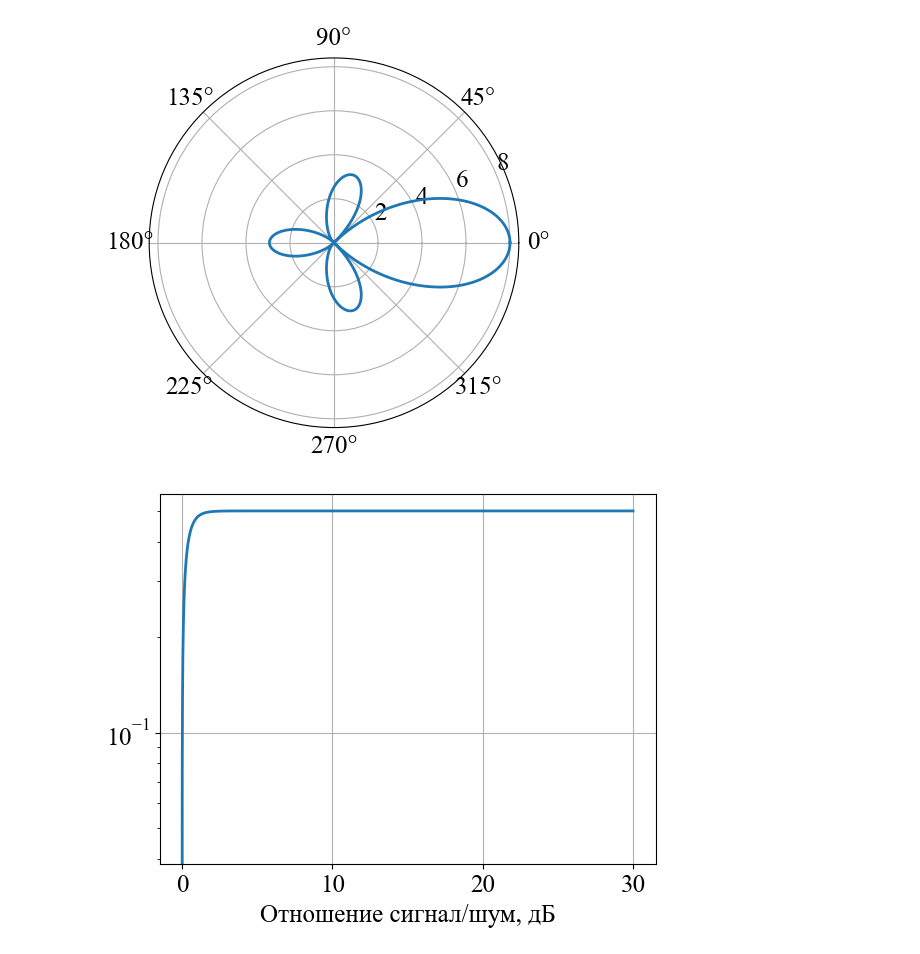
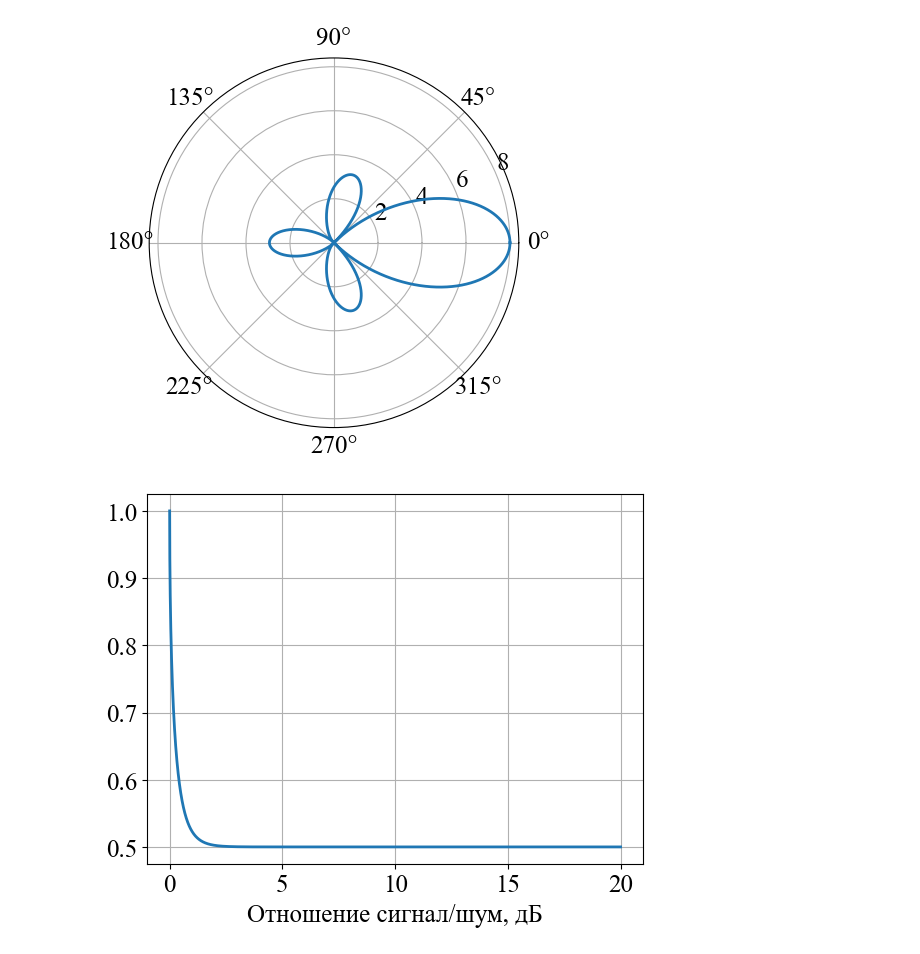
Before and after one commit to liveinscarlet/Study, a Jupyter notebook: Шапошникова/Propogation_losses/Propogation losses.ipynb, the cells around one changed output. Cells and saved outputs as stored; diff of their text form; code cells hidden in the pictures.

```diff
--- a/Шапошникова/Propogation_losses/Propogation losses.ipynb
+++ b/Шапошникова/Propogation_losses/Propogation losses.ipynb
@@ -160,12 +160,11 @@ plt.grid(True)
 [figure]
 # %%
 # BER, Eb/N0 и т.п.
-Eb_N0 = np.linspace(0, 30, 10000)
-BER_BPSK = scs.erf(np.sqrt(2 * Eb_N0)) / 2
+Eb_N0 = np.linspace(0, 20, 10000)
+BER_BPSK = 1 - scs.erf(np.sqrt(2 * Eb_N0)) / 2
 
 plt.plot(Eb_N0, BER_BPSK)
-plt.semilogy()
 plt.xlabel('Отношение сигнал/шум, дБ')
 plt.grid(True)
 # %% [output]
-[figure, old version]
+[figure, new version]
```
